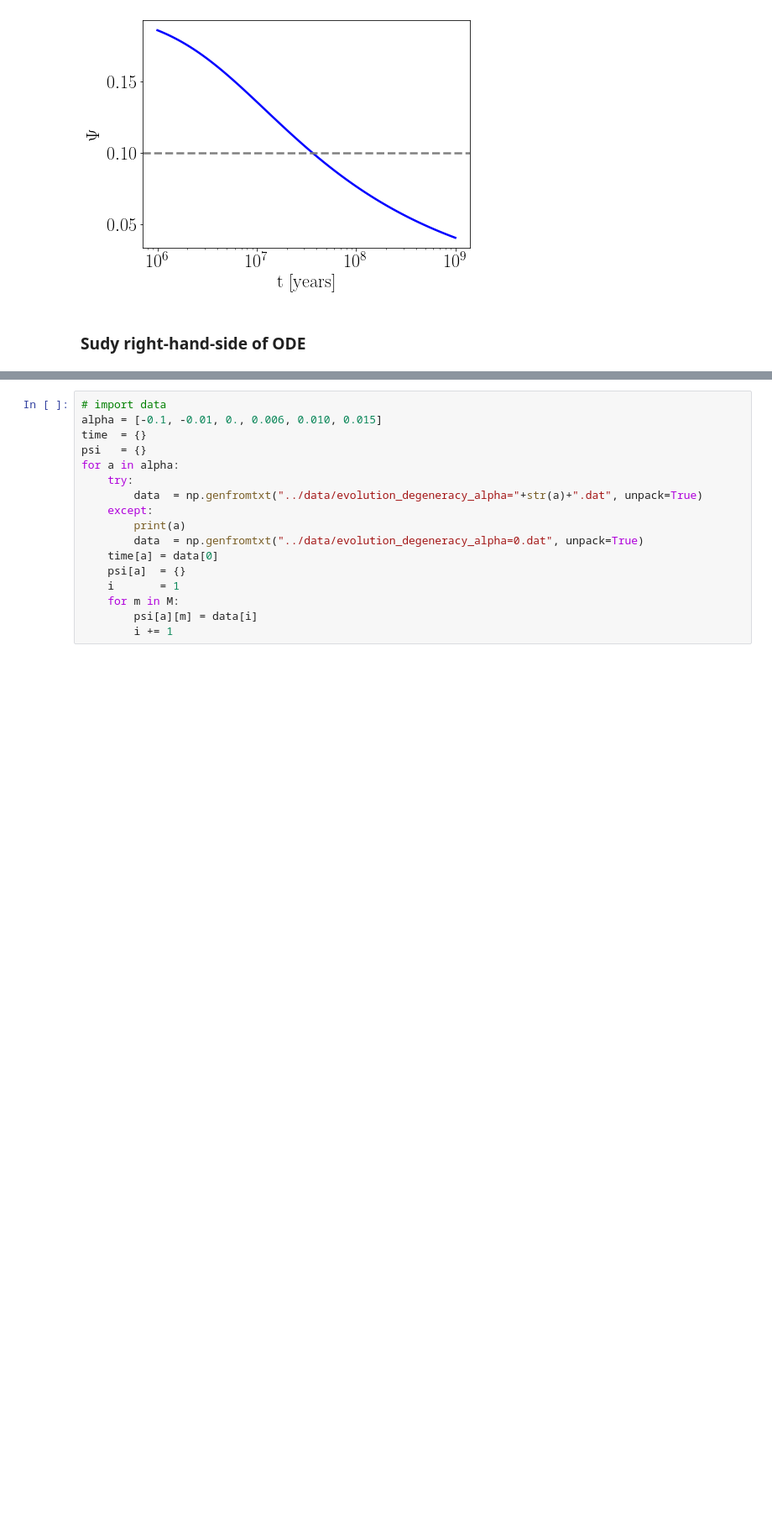
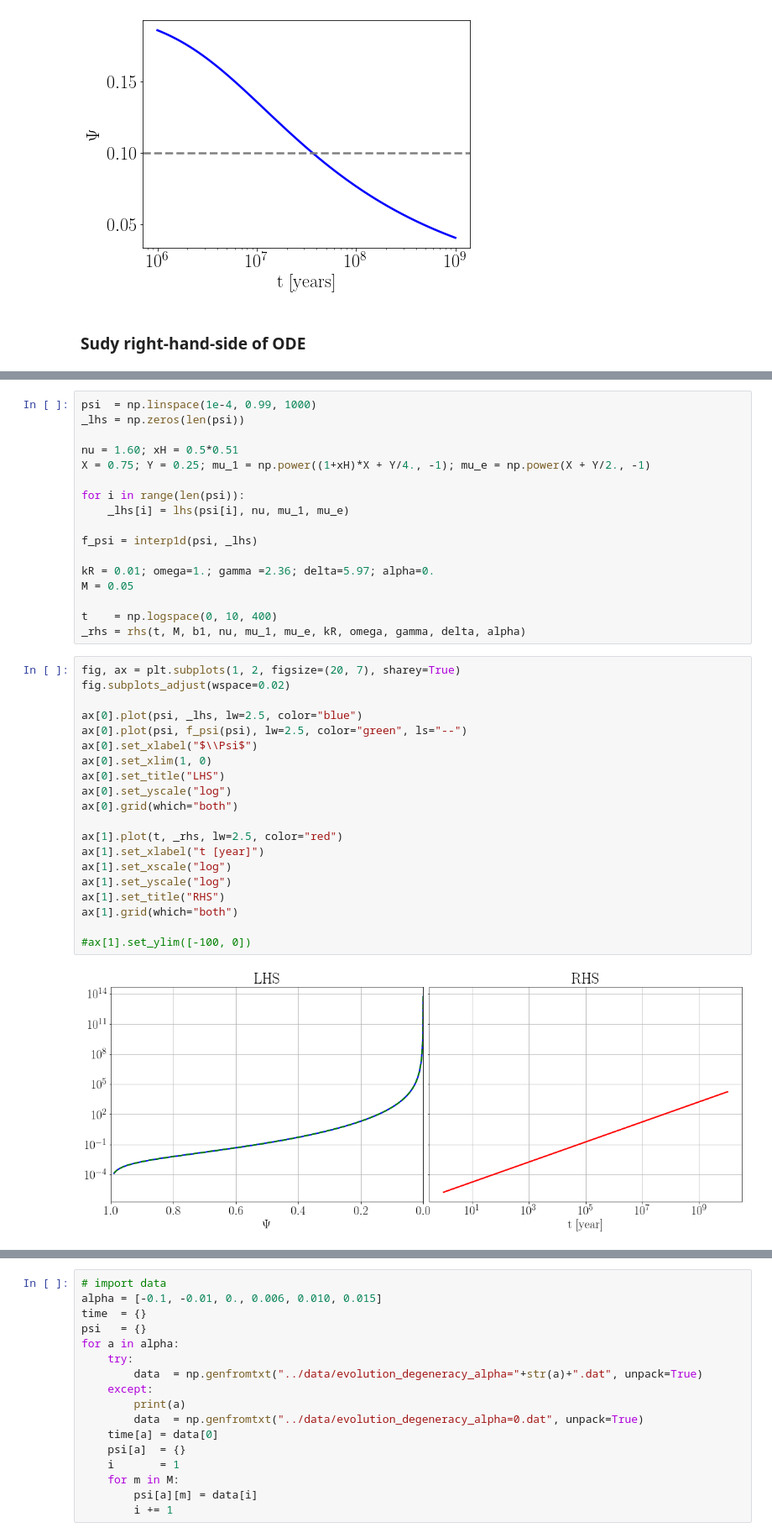
Before and after one commit to mariabenitocst/brown_dwarfs_palatini, a Jupyter notebook: jupyter-notebook/evolution_degeneracy.ipynb, the cells around one changed output, grey strips where cells are left out. Shown at 84% size. Cells and saved outputs as stored; diff of their text form; blank space fills up the shorter version.

```diff
--- a/jupyter-notebook/evolution_degeneracy.ipynb
+++ b/jupyter-notebook/evolution_degeneracy.ipynb
@@ -205,0 +275,39 @@ print("%.7e" %(3600.*24.*365.))
+# %%
+psi  = np.linspace(1e-4, 0.99, 1000)
+_lhs = np.zeros(len(psi))
+
+nu = 1.60; xH = 0.5*0.51
+X = 0.75; Y = 0.25; mu_1 = np.power((1+xH)*X + Y/4., -1); mu_e = np.power(X + Y/2., -1)
+
+for i in range(len(psi)):
+    _lhs[i] = lhs(psi[i], nu, mu_1, mu_e)
+
+f_psi = interp1d(psi, _lhs)
+
+kR = 0.01; omega=1.; gamma =2.36; delta=5.97; alpha=0.
+M = 0.05
+
+t    = np.logspace(0, 10, 400)
+_rhs = rhs(t, M, b1, nu, mu_1, mu_e, kR, omega, gamma, delta, alpha)
+# %%
+fig, ax = plt.subplots(1, 2, figsize=(20, 7), sharey=True)
+fig.subplots_adjust(wspace=0.02)
+
+ax[0].plot(psi, _lhs, lw=2.5, color="blue")
+ax[0].plot(psi, f_psi(psi), lw=2.5, color="green", ls="--")
+ax[0].set_xlabel("$\\Psi$")
+ax[0].set_xlim(1, 0)
+ax[0].set_title("LHS")
+ax[0].set_yscale("log")
+ax[0].grid(which="both")
+
+ax[1].plot(t, _rhs, lw=2.5, color="red")
+ax[1].set_xlabel("t [year]")
+ax[1].set_xscale("log")
+ax[1].set_yscale("log")
+ax[1].set_title("RHS")
+ax[1].grid(which="both")
+
+#ax[1].set_ylim([-100, 0])
+# %% [output]
+[figure, added]
```
Also changed, not shown: parts of 21 cells of this notebook.
